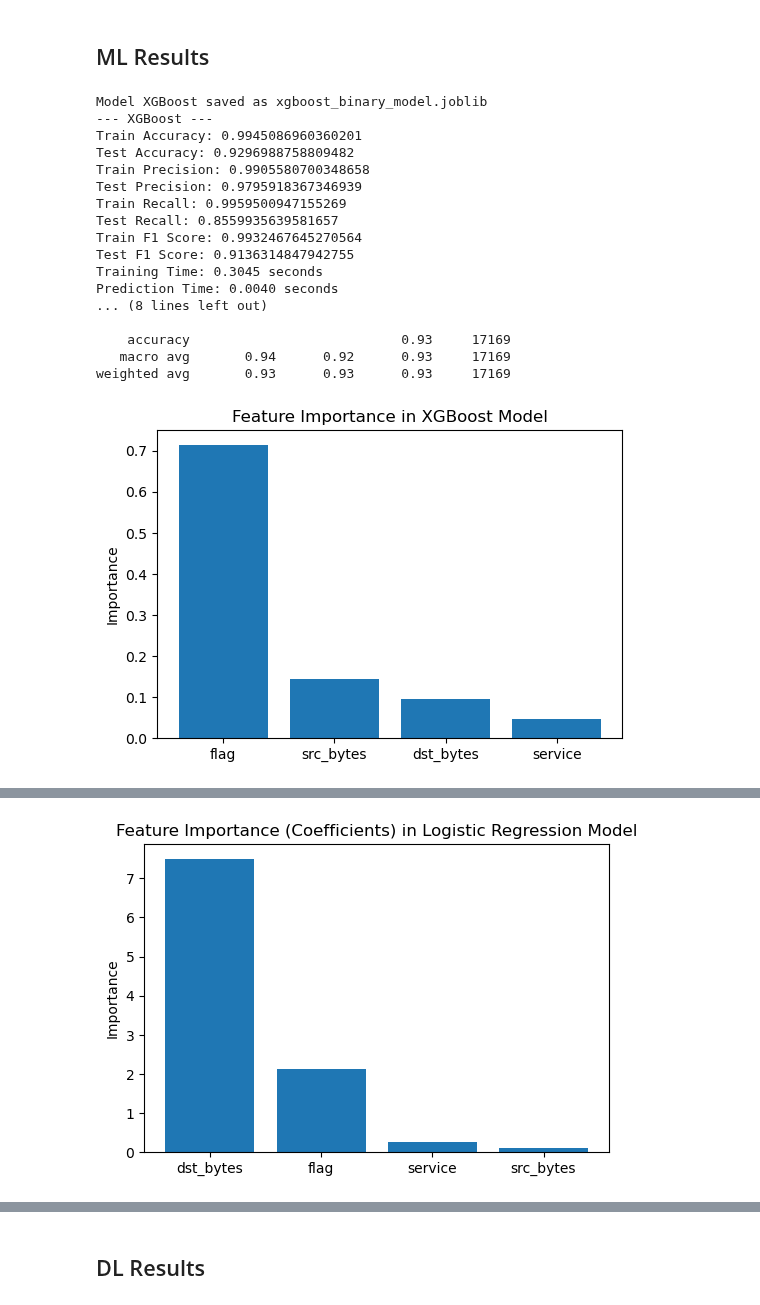
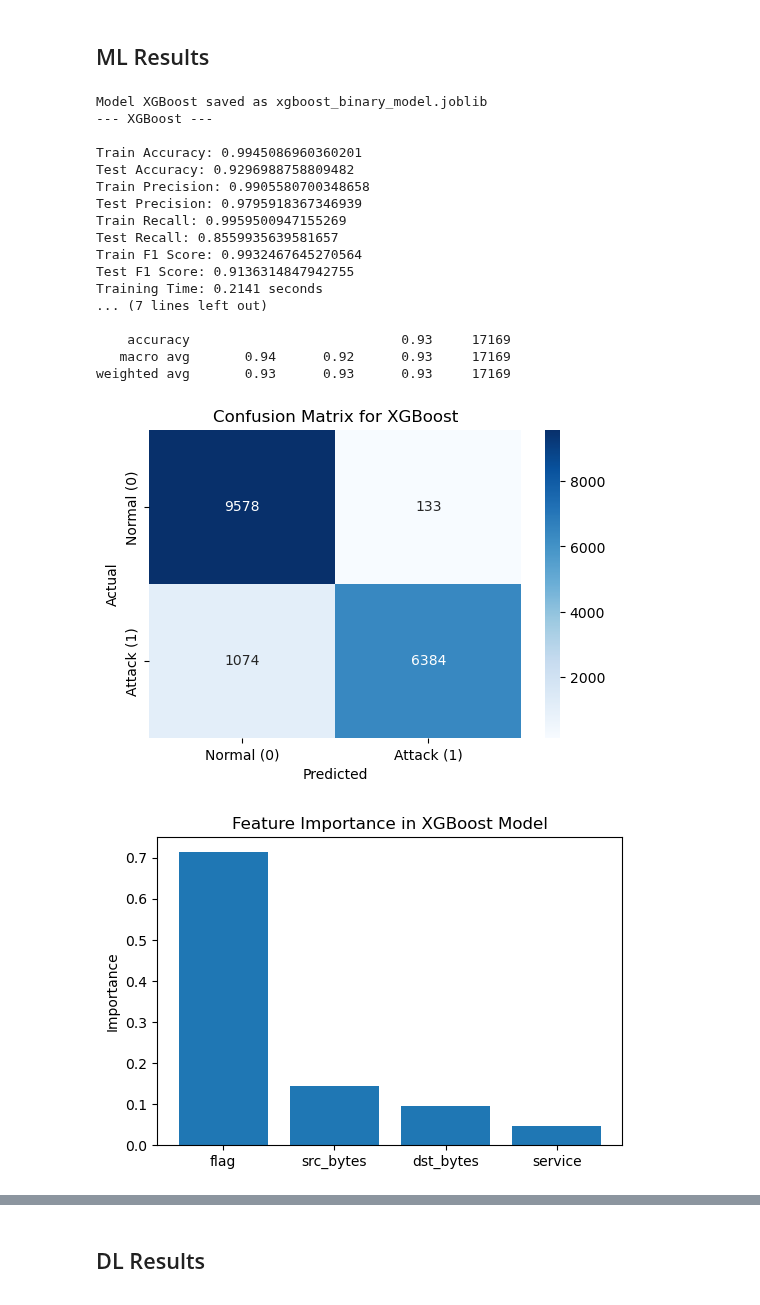
Before and after one commit to luisdavidgarcia/DDoS-Hybrid-Detection-System, a Jupyter notebook: notebooks/results_nsl-kdd_binary.ipynb, the cells around one changed output, grey strips where cells are left out. Drawn from its saved outputs; the diff is of its cells as text; code cells hidden in the pictures.

```diff
--- a/notebooks/results_nsl-kdd_binary.ipynb
+++ b/notebooks/results_nsl-kdd_binary.ipynb
@@ -406,19 +688,10 @@ X_train_df.to_csv('X_train.csv', index=False)
 # %% [markdown]
 ## ML Results
 # %%
-import joblib
-import numpy as np
-import matplotlib.pyplot as plt
-from sklearn.metrics import accuracy_score, precision_score, recall_score, f1_score, confusion_matrix, classification_report
-import time
-from xgboost import XGBClassifier
-from sklearn.linear_model import LogisticRegression
-from sklearn.ensemble import RandomForestClassifier
-from sklearn.tree import DecisionTreeClassifier
+X_train, X_test, y_train, y_test, label_map = get_processed_nslkdd_train_test()
 
-# Create the classifiers
 models = {
-    "XGBoost": XGBClassifier(eval_metric='mlogloss', use_label_encoder=False),
+    "XGBoost": XGBClassifier(),
     "Logistic Regression": LogisticRegression(),
     "Random Forest": RandomForestClassifier(),
     "Decision Tree": DecisionTreeClassifier(),
@@ -442,12 +715,14 @@ for name, model in models.items():
     joblib.dump(model, model_filename)
     print(f"Model {name} saved as {model_filename}")
 
+    # Predict on the training set for comparison with test set
+    y_pred_train = model.predict(X_train)
+
     # Predict on the test set
     start_pred_time = time.time()
     y_pred_test = model.predict(X_test)
     end_pred_time = time.time()
     pred_time = end_pred_time - start_pred_time
-    y_pred_train = model.predict(X_train)  # Predict on the training set for comparison
 
     # Calculate evaluation metrics on the test set
     accuracy_test = accuracy_score(y_test, y_pred_test)
@@ -482,7 +757,7 @@ for name, model in models.items():
     }
 
     # Print evaluation metrics
-    print(f'--- {name} ---')
+    print(f'--- {name} ---\n')
     print(f'Train Accuracy: {accuracy_train}')
     print(f'Test Accuracy: {accuracy_test}')
     print(f'Train Precision: {precision_train}')
@@ -490,54 +765,58 @@ for name, model in models.items():
     print(f'Train Recall: {recall_train}')
     print(f'Test Recall: {recall_test}')
     print(f'Train F1 Score: {f1_train}')
     print(f'Test F1 Score: {f1_test}')
     print(f'Training Time: {train_time:.4f} seconds')
     print(f'Prediction Time: {pred_time:.4f} seconds')
-    print(f'Confusion Matrix:\n{cm}')
-    print(f'Classification Report:\n{cr}')
+    print(f'\nClassification Report:\n{cr}')
 
-    # Feature importance (if applicable)
+    # Plot the confusion matrix for each
+    plt.figure(figsize=(6, 4))
+    sns.heatmap(cm, annot=True, fmt='d', cmap='Blues', \
+                xticklabels=['Normal (0)', 'Attack (1)'], \
+                yticklabels=['Normal (0)', 'Attack (1)'])
+    plt.xlabel('Predicted')
+    plt.ylabel('Actual')
+    plt.title(f'Confusion Matrix for {name}')
+    plt.show()
+
+    # Feature importance
     if name in ["Random Forest", "Decision Tree", "XGBoost"]:
         importances = model.feature_importances_
         indices = np.argsort(importances)[::-1]
-
-        # Plot the feature importances
-        plt.figure(figsize=(6, 4))
-        plt.title(f"Feature Importance in {name} Model")
-        plt.bar(range(len(importances)), importances[indices], align='center')
-        plt.xticks(range(len(importances)), [feature_names[i] for i in indices])
-        plt.ylabel("Importance")
-        plt.show()
+        title = f"Feature Importance in {name} Model"
 
     elif name == "Logistic Regression":
         importances = np.abs(model.coef_[0])
         indices = np.argsort(importances)[::-1]
+        title = f"Feature Importance (Coefficients) in {name} Model"
 
-        # Plot the feature importances for Logistic Regression (absolute value of coefficients)
-        plt.figure(figsize=(6, 4))
-        plt.title(f"Feature Importance (Coefficients) in {name} Model")
-        plt.bar(range(len(importances)), importances[indices], align='center')
-        plt.xticks(range(len(importances)), [feature_names[i] for i in indices])
-        plt.ylabel("Importance")
-        plt.show()
+    # Plot the feature importances
+    plt.figure(figsize=(6, 4))
+    plt.title(title)
+    plt.bar(range(len(importances)), importances[indices], align='center')
+    plt.xticks(range(len(importances)), [feature_names[i] for i in indices])
+    plt.ylabel("Importance")
+    plt.show()
 # %% [output]
 Model XGBoost saved as xgboost_binary_model.joblib
 --- XGBoost ---
+
 Train Accuracy: 0.9945086960360201
 Test Accuracy: 0.9296988758809482
 Train Precision: 0.9905580700348658
 Test Precision: 0.9795918367346939
 Train Recall: 0.9959500947155269
 Test Recall: 0.8559935639581657
 Train F1 Score: 0.9932467645270564
 Test F1 Score: 0.9136314847942755
-Training Time: 0.3045 seconds
-Prediction Time: 0.0040 seconds
-... (8 lines left out)
+Training Time: 0.2141 seconds
+... (7 lines left out)
 
     accuracy                           0.93     17169
    macro avg       0.94      0.92      0.93     17169
 weighted avg       0.93      0.93      0.93     17169
-[figure, old version]
+[figure, new version]
+[figure, new version]
 Model Logistic Regression saved as logistic_regression_binary_model.joblib
 --- Logistic Regression ---
@@ -556,4 +835,3 @@ Prediction Time: 0.0004 seconds
     accuracy                           0.88     17169
    macro avg       0.91      0.86      0.87     17169
 weighted avg       0.90      0.88      0.87     17169
-[figure, old version]
```
Also changed, not shown: parts of 47 cells of this notebook.
